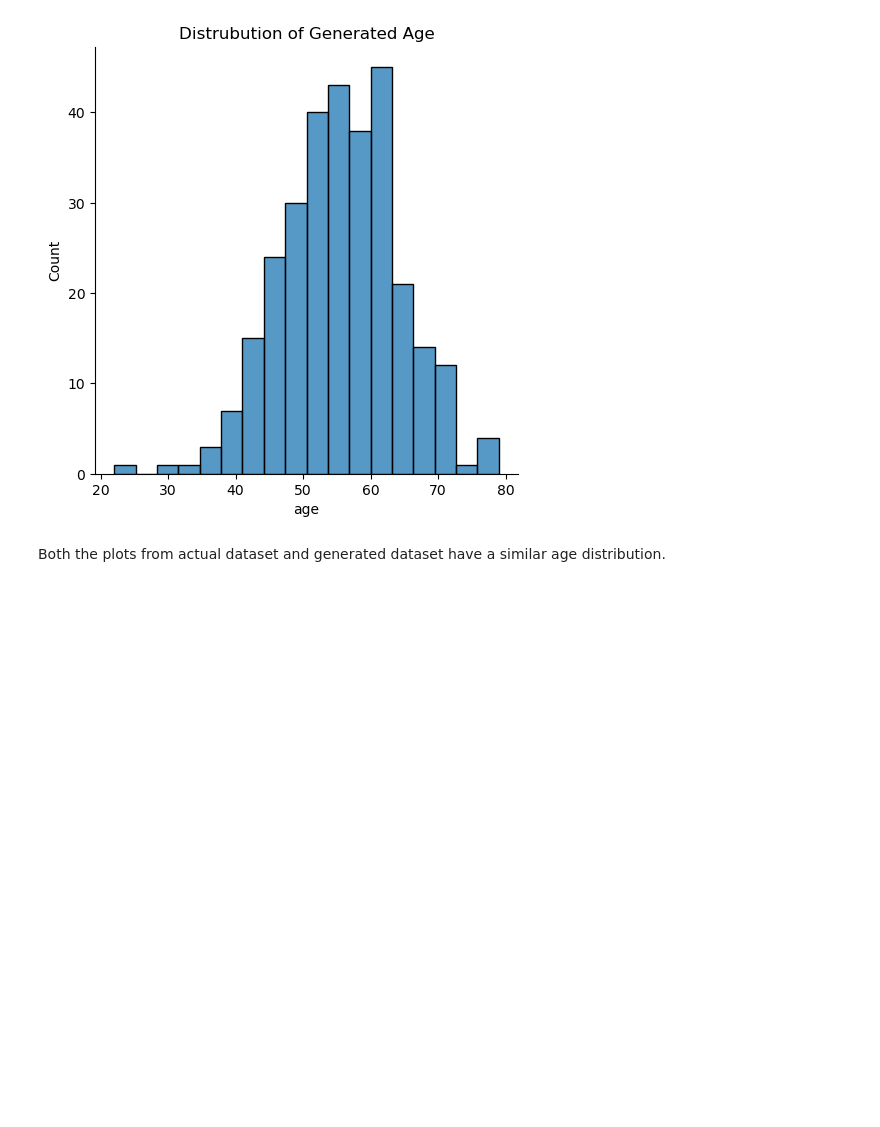
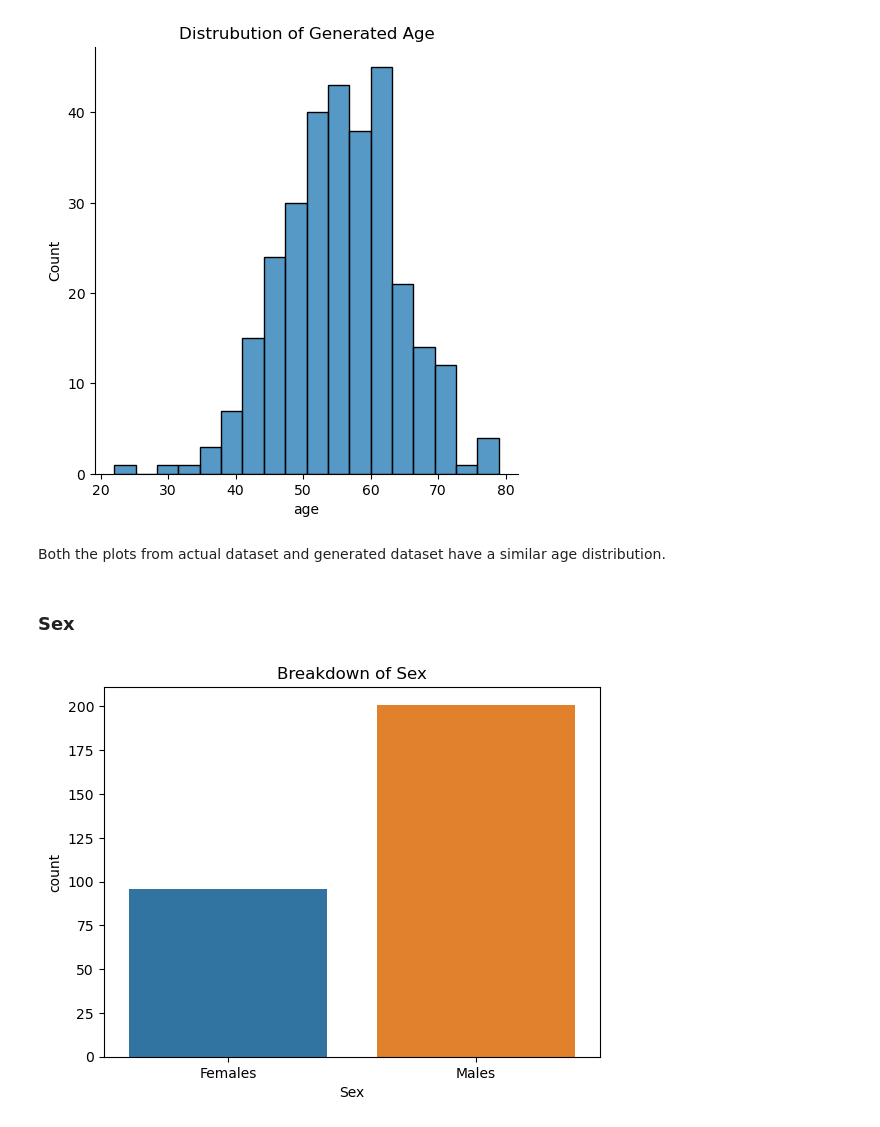
Before and after one commit to frankquinn89/PROGRAMMING_FOR_DATA_ANALYSIS, a Jupyter notebook: project.ipynb, the cells around one changed output. Saved outputs shown, nothing was run; the diff lists cells and outputs as text; code cells hidden in the pictures; blank space fills up the shorter version.

```diff
--- a/project.ipynb
+++ b/project.ipynb
@@ -127,3 +127,15 @@ mplot.show()
 [figure]
 # %% [markdown]
 Both the plots from actual dataset and generated dataset have a similar age distribution.
+# %% [markdown]
+### Sex
+# %%
+sb.countplot(x="sex",data=data)
+mplot.title("Breakdown of Sex")
+mplot.xlabel("Sex")
+bars = ('Females', 'Males')
+y_position = np.arange(len(bars))
+mplot.xticks(y_position, bars)
+mplot.show()
+# %% [output]
+[figure, added]
```
Also changed, not shown: parts of 3 cells of this notebook.
